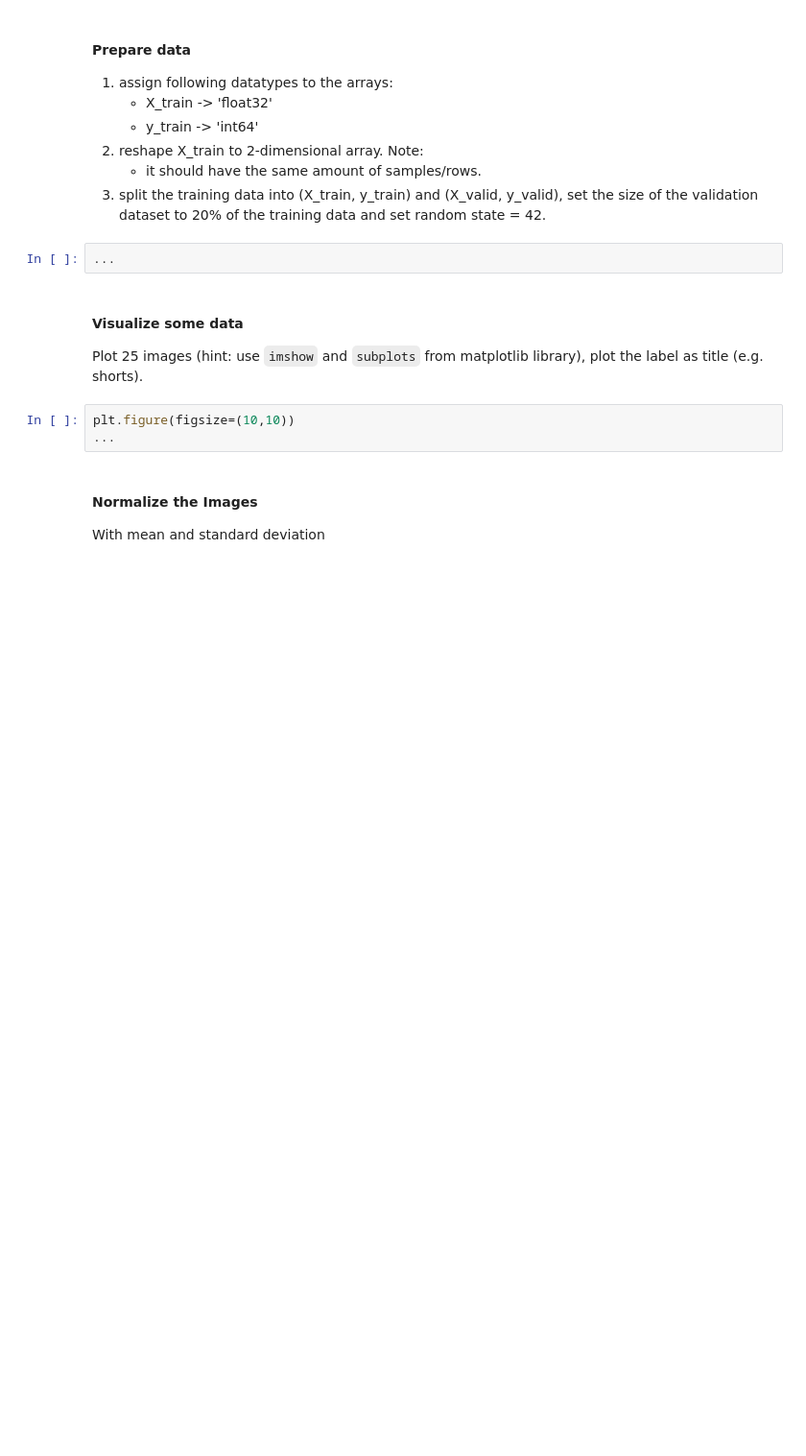
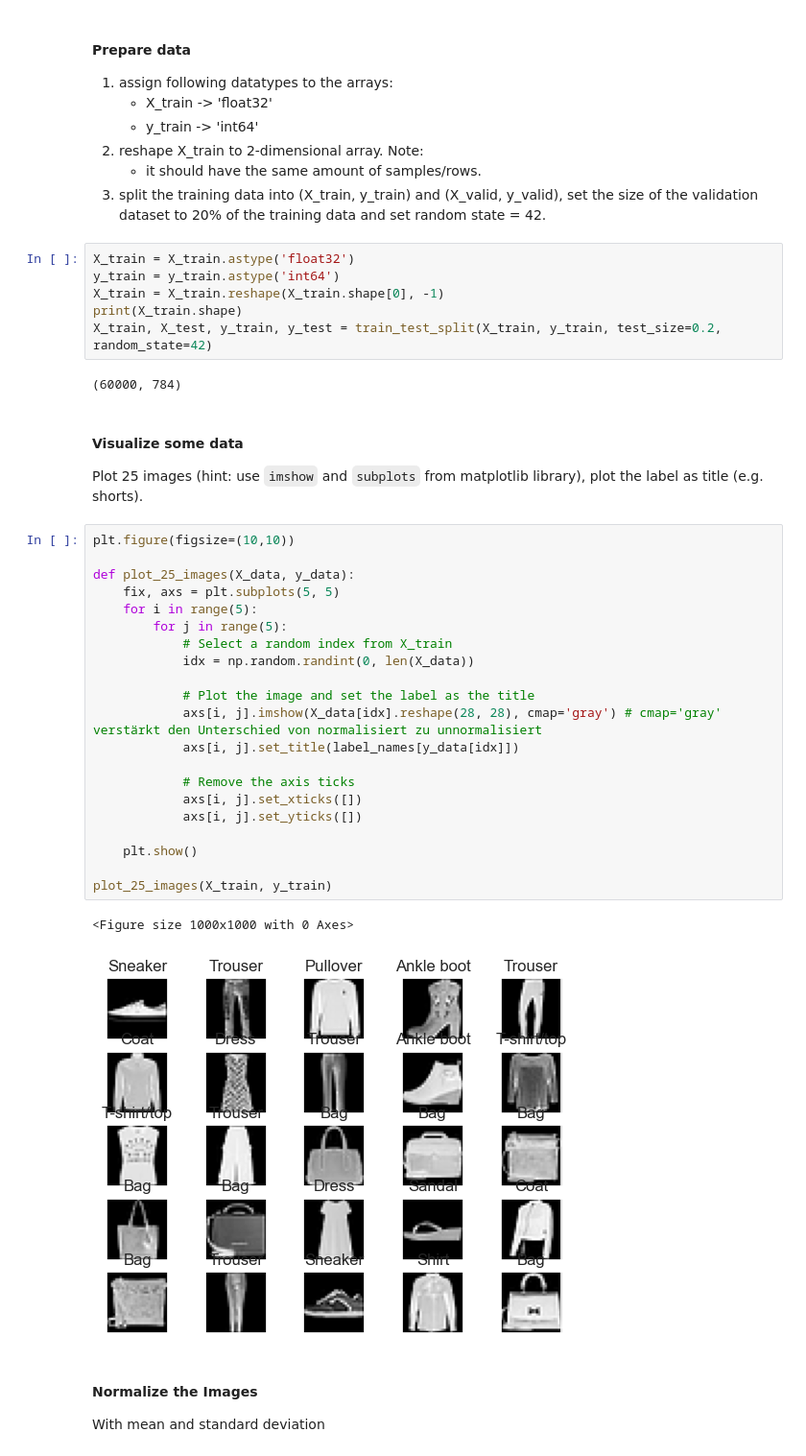
Before and after one commit to vegger/MLDM, a Jupyter notebook: labs/L04_Polynomial_and_Logistic_Regression_LAB_ASSIGNMENT.ipynb, the cells around one changed output. Shown: that part at 96% size. Cells and saved outputs as stored; diff of their text form; blank space fills up the shorter version.

```diff
--- a/labs/L04_Polynomial_and_Logistic_Regression_LAB_ASSIGNMENT.ipynb
+++ b/labs/L04_Polynomial_and_Logistic_Regression_LAB_ASSIGNMENT.ipynb
@@ -198,14 +212,41 @@ In following task we will only use training part of the dataset.
 Note:
    - it should have the same amount of samples/rows.
 3. split the training data into (X_train, y_train) and (X_valid, y_valid), set the size of the validation dataset to 20% of the training data and set random state = 42.
-# %%
-...
+# %%
+X_train = X_train.astype('float32')
+y_train = y_train.astype('int64')
+X_train = X_train.reshape(X_train.shape[0], -1)
+print(X_train.shape)
+X_train, X_test, y_train, y_test = train_test_split(X_train, y_train, test_size=0.2, random_state=42)
+# %% [output]
+(60000, 784)
 # %% [markdown]
 #### Visualize some data
 Plot 25 images (hint: use ``imshow`` and ``subplots`` from matplotlib library), plot the label as title (e.g. shorts).
-# %%
-plt.figure(figsize=(10,10))
-...
+# %%
+plt.figure(figsize=(10,10))
+
+def plot_25_images(X_data, y_data):
+    fix, axs = plt.subplots(5, 5)
+    for i in range(5):
+        for j in range(5):
+            # Select a random index from X_train
+            idx = np.random.randint(0, len(X_data))
+
+            # Plot the image and set the label as the title
+            axs[i, j].imshow(X_data[idx].reshape(28, 28), cmap='gray') # cmap='gray' verstärkt den Unterschied von normalisiert zu unnormalisiert
+            axs[i, j].set_title(label_names[y_data[idx]])
+
+            # Remove the axis ticks
+            axs[i, j].set_xticks([])
+            axs[i, j].set_yticks([])
+
+    plt.show()
+
+plot_25_images(X_train, y_train)
+# %% [output]
+<Figure size 1000x1000 with 0 Axes>
+[figure, added]
 # %% [markdown]
 #### Normalize the Images
 With mean and standard deviation
```
Also changed, not shown: parts of 12 cells of this notebook.
